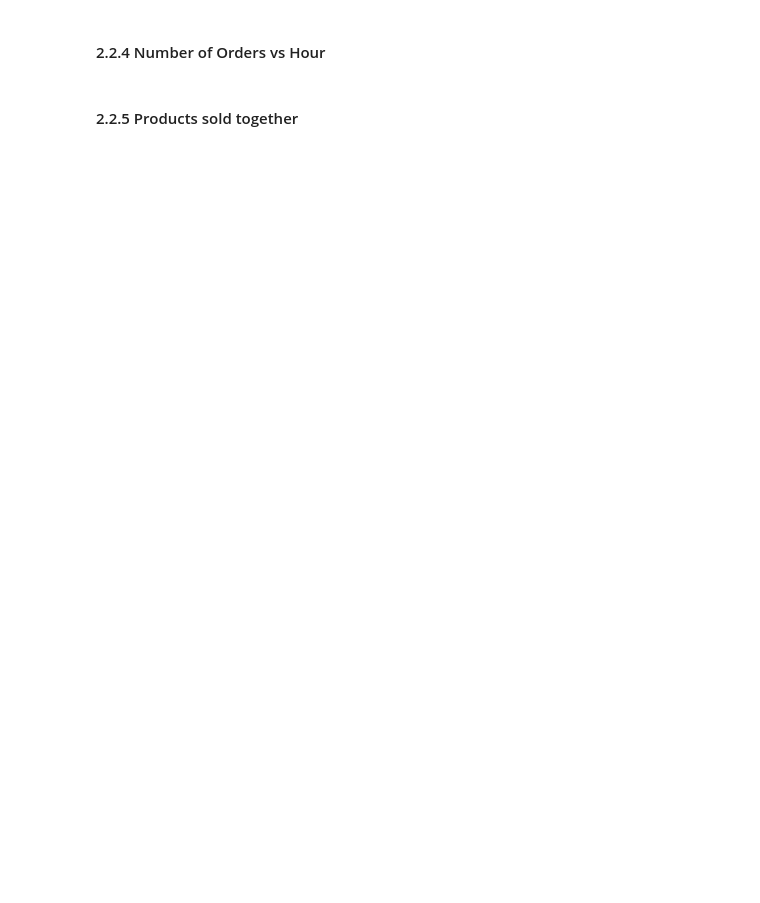
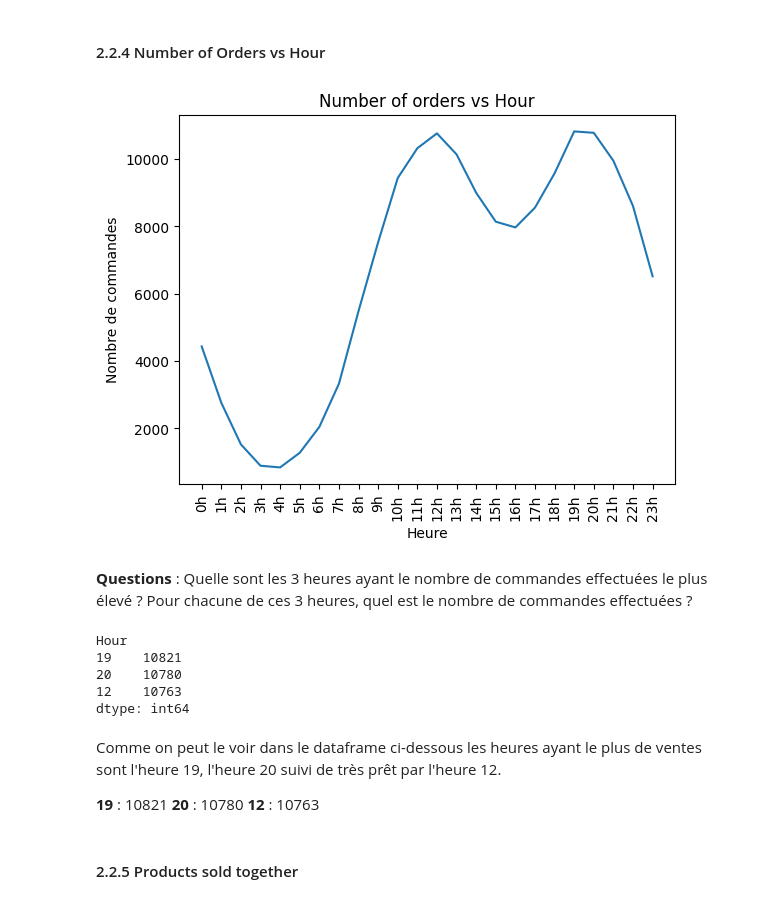
Before and after one commit to danielribeiroc/DataMngmt_MSE, a Jupyter notebook: lab5/index.ipynb, the cells around one changed output. Saved outputs shown, nothing was run; the diff lists cells and outputs as text; code cells hidden in the pictures; blank space fills up the shorter version.

```diff
--- a/lab5/index.ipynb
+++ b/lab5/index.ipynb
@@ -98,4 +482,43 @@ plt.show()
 # %% [markdown]
 #### 2.2.4 Number of Orders vs Hour
+# %%
+all_shops_data = pd.concat([df_shop1, df_shop2, df_shop3, df_shop4, df_shop5, df_shop6])
+all_shops_data['Order Date'] = pd.to_datetime(all_shops_data['Order Date'])
+all_shops_data['Hour'] = all_shops_data['Order Date'].dt.hour
+hour_orders = all_shops_data.groupby('Hour').size()
+
+
+hours = hour_orders.index.tolist()
+order_counts = hour_orders.values.tolist()
+
+_, ax = plt.subplots()
+ax.plot(hours, order_counts)
+ax.set_xticks(hours)
+ax.set_xticklabels([f'{hour}h' for hour in hours], rotation="vertical")
+ax.ticklabel_format(style='plain', axis='y')
+ax.set(title='Number of orders vs Hour', ylabel='Nombre de commandes', xlabel='Heure')
+
+plt.savefig('graphs/orders_by_hour.png')
+
+plt.show()
+# %% [output]
+[figure, added]
+# %% [markdown]
+**Questions** : Quelle sont les 3 heures ayant le nombre de commandes effectuées le plus élevé ? Pour chacune de ces 3 heures, quel est le nombre de commandes effectuées ?
+# %%
+top_hours = hour_orders.sort_values(ascending=False).head(3)
+top_hours
+# %% [output]
+Hour
+19    10821
+20    10780
+12    10763
+dtype: int64
+# %% [markdown]
+Comme on peut le voir dans le dataframe ci-dessous les heures ayant le plus de ventes sont l'heure 19, l'heure 20 suivi de très prêt par l'heure 12.
+
+**19** : 10821
+**20** : 10780
+**12** : 10763
 # %% [markdown]
 #### 2.2.5 Products sold together
```
Also changed, not shown: parts of 44 cells of this notebook, 6 other files.
